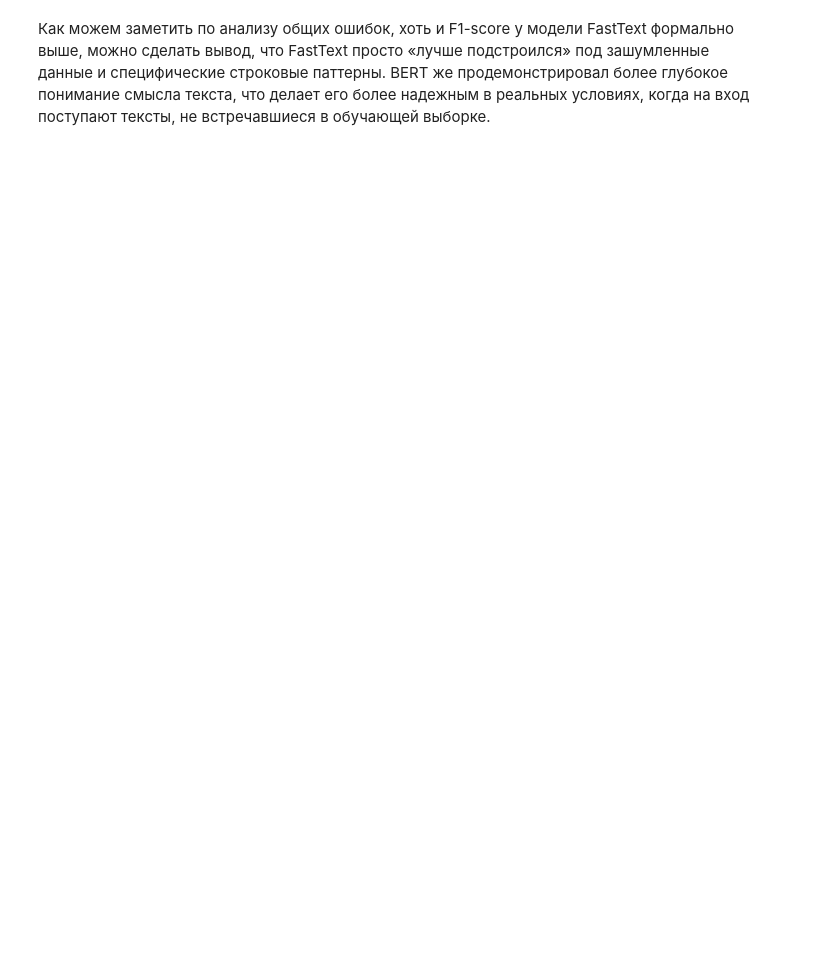
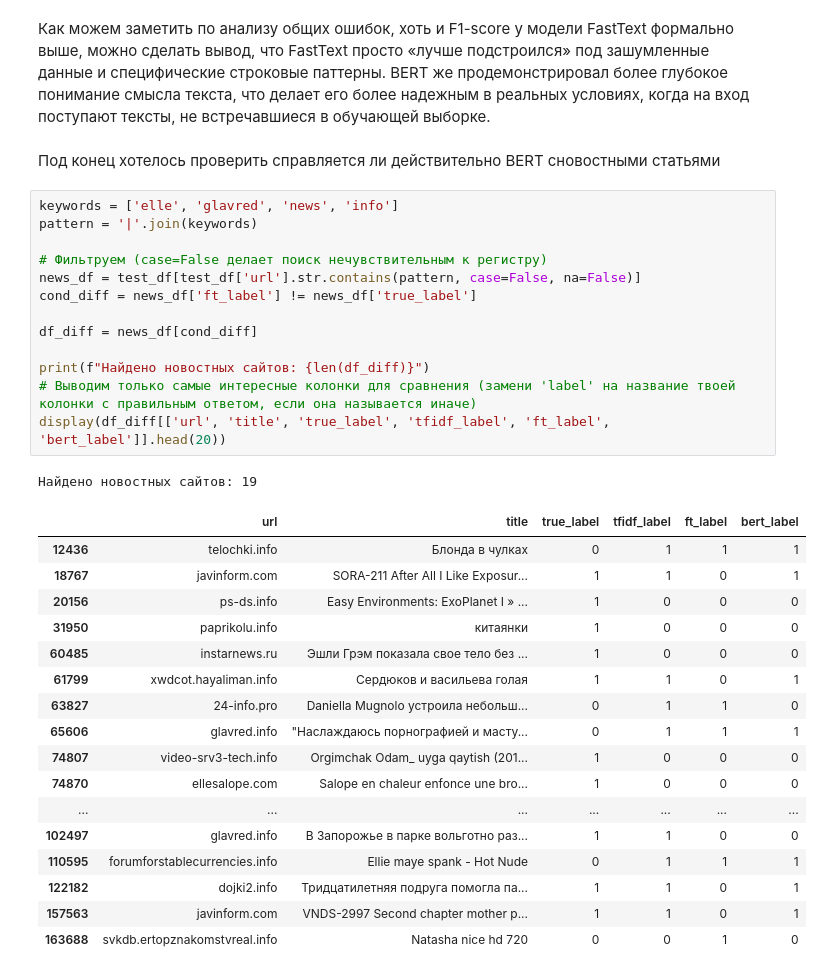
Before and after one commit to aka-iriska/text_classification, a Jupyter notebook: solution.ipynb, the cells around one changed output. Cells and saved outputs as stored; diff of their text form; blank space fills up the shorter version.

```diff
--- a/solution.ipynb
+++ b/solution.ipynb
@@ -1057,3 +1116,37 @@ show_examples(tfidf_bert_wrong, "TF-IDF + BERT ошибаются → FastText
 ------------------------------------------------------------
 # %% [markdown]
 Как можем заметить по анализу общих ошибок, хоть и F1-score у модели FastText формально выше, можно сделать вывод, что FastText просто «лучше подстроился» под зашумленные данные и специфические строковые паттерны. BERT же продемонстрировал более глубокое понимание смысла текста, что делает его более надежным в реальных условиях, когда на вход поступают тексты, не встречавшиеся в обучающей выборке.
+# %% [markdown]
+Под конец хотелось проверить справляется ли действительно BERT  сновостными статьями
+# %%
+keywords = ['elle', 'glavred', 'news', 'info']
+pattern = '|'.join(keywords)
+
+# Фильтруем (case=False делает поиск нечувствительным к регистру)
+news_df = test_df[test_df['url'].str.contains(pattern, case=False, na=False)]
+cond_diff = news_df['ft_label'] != news_df['true_label']
+
+df_diff = news_df[cond_diff]
+
+print(f"Найдено новостных сайтов: {len(df_diff)}")
+# Выводим только самые интересные колонки для сравнения (замени 'label' на название твоей колонки с правильным ответом, если она называется иначе)
+display(df_diff[['url', 'title', 'true_label', 'tfidf_label', 'ft_label', 'bert_label']].head(20))
+# %% [output]
+Найдено новостных сайтов: 19
+|  | url | title | true_label | tfidf_label | ft_label | bert_label |
+| 12436 | telochki.info | Блонда в чулках | 0 | 1 | 1 | 1 |
+| 18767 | javinform.com | SORA-211 After All I Like Exposur... | 1 | 1 | 0 | 1 |
+| 20156 | ps-ds.info | Easy Environments: ExoPlanet I » ... | 1 | 0 | 0 | 0 |
+| 31950 | paprikolu.info | китаянки | 1 | 0 | 0 | 0 |
+| 60485 | instarnews.ru | Эшли Грэм показала свое тело без ... | 1 | 0 | 0 | 0 |
+| 61799 | xwdcot.hayaliman.info | Сердюков и васильева голая | 1 | 1 | 0 | 1 |
+| 63827 | 24-info.pro | Daniella Mugnolo устроила небольш... | 0 | 1 | 1 | 0 |
+| 65606 | glavred.info | "Наслаждаюсь порнографией и масту... | 0 | 1 | 1 | 1 |
+| 74807 | video-srv3-tech.info | Orgimchak Odam_ uyga qaytish (201... | 1 | 0 | 0 | 0 |
+| 74870 | ellesalope.com | Salope en chaleur enfonce une bro... | 1 | 0 | 0 | 0 |
+| ... | ... | ... | ... | ... | ... | ... |
+| 102497 | glavred.info | В Запорожье в парке вольготно раз... | 1 | 1 | 0 | 0 |
+| 110595 | forumforstablecurrencies.info | Ellie maye spank - Hot Nude | 0 | 1 | 1 | 1 |
+| 122182 | dojki2.info | Тридцатилетняя подруга помогла па... | 1 | 1 | 0 | 1 |
+| 157563 | javinform.com | VNDS-2997 Second chapter mother p... | 1 | 1 | 0 | 1 |
+| 163688 | svkdb.ertopznakomstvreal.info | Natasha nice hd 720 | 0 | 0 | 1 | 0 |
```
Also changed, not shown: parts of 39 cells of this notebook.
